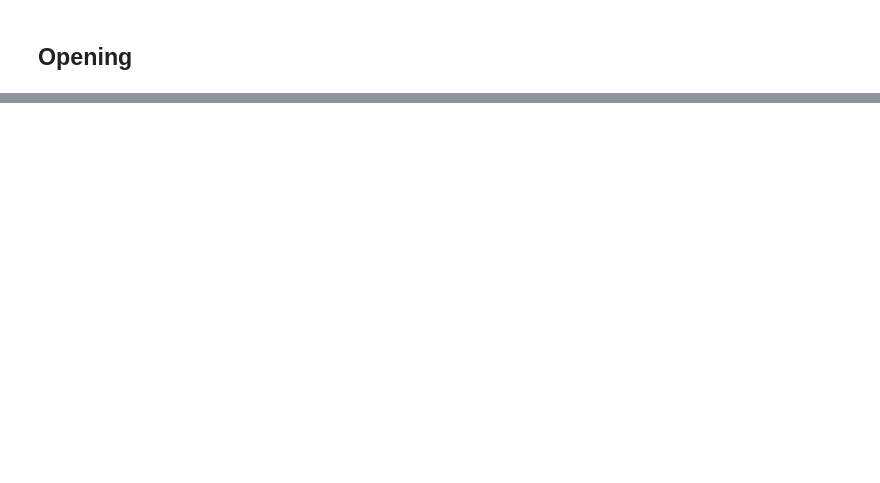
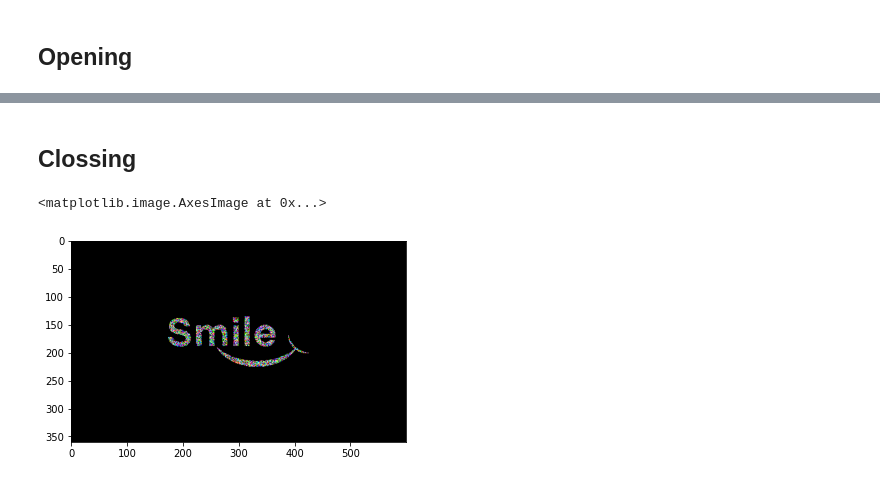
Before and after one commit to mamuncseru/dip-assignments, a Jupyter notebook: assignment8.ipynb, the cells around one changed output, grey strips where cells are left out. Saved outputs shown, nothing was run; the diff lists cells and outputs as text; code cells hidden in the pictures; blank space fills up the shorter version.

```diff
--- a/assignment8.ipynb
+++ b/assignment8.ipynb
@@ -144,0 +179,12 @@ plt.show()
+# %% [markdown]
+## Clossing
+# %%
+black_noise = (np.random.randint(low=0, high=2, size=binary_img.shape))
+black_noise = black_noise * -255
+black_noise_img = binary_img + black_noise
+black_noise_img[black_noise_img == -255] = 0
+black_noise_img = black_noise_img.astype('uint8')
+plt.imshow(black_noise_img)
+# %% [output]
+<matplotlib.image.AxesImage at 0x...>
+[figure, added]
```
Also changed, not shown: parts of 9 cells of this notebook, 4 other files.
